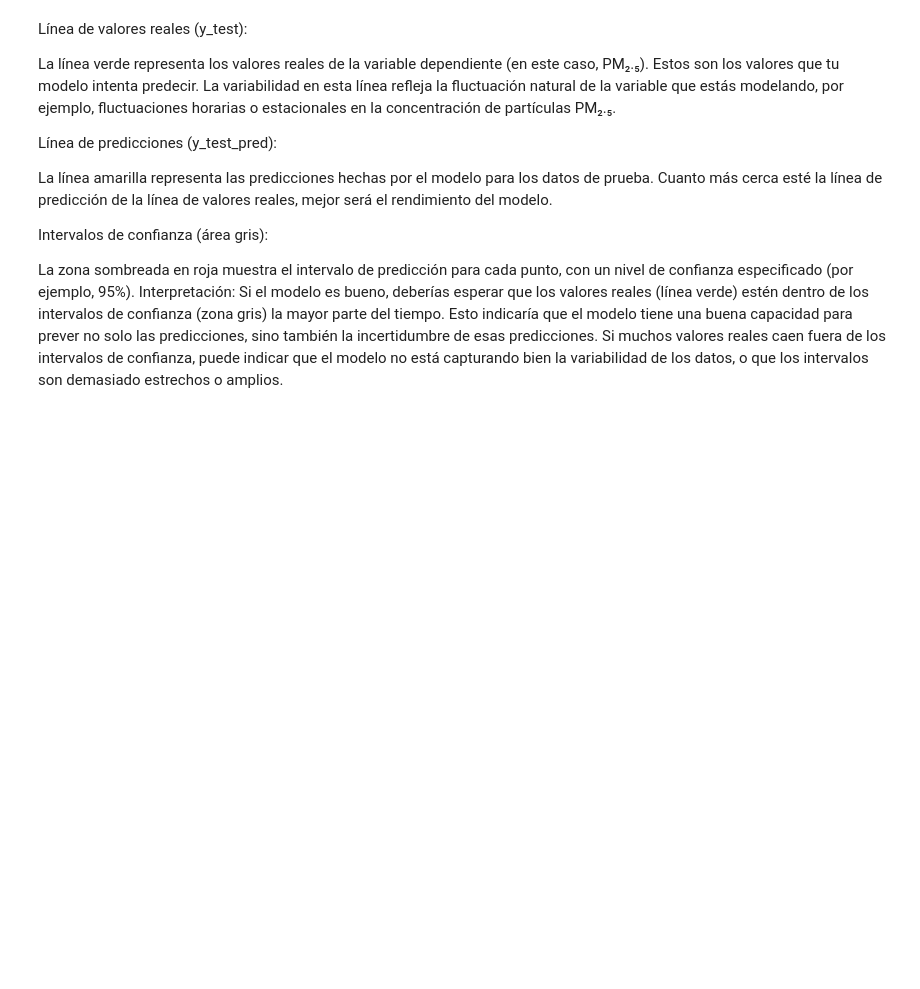
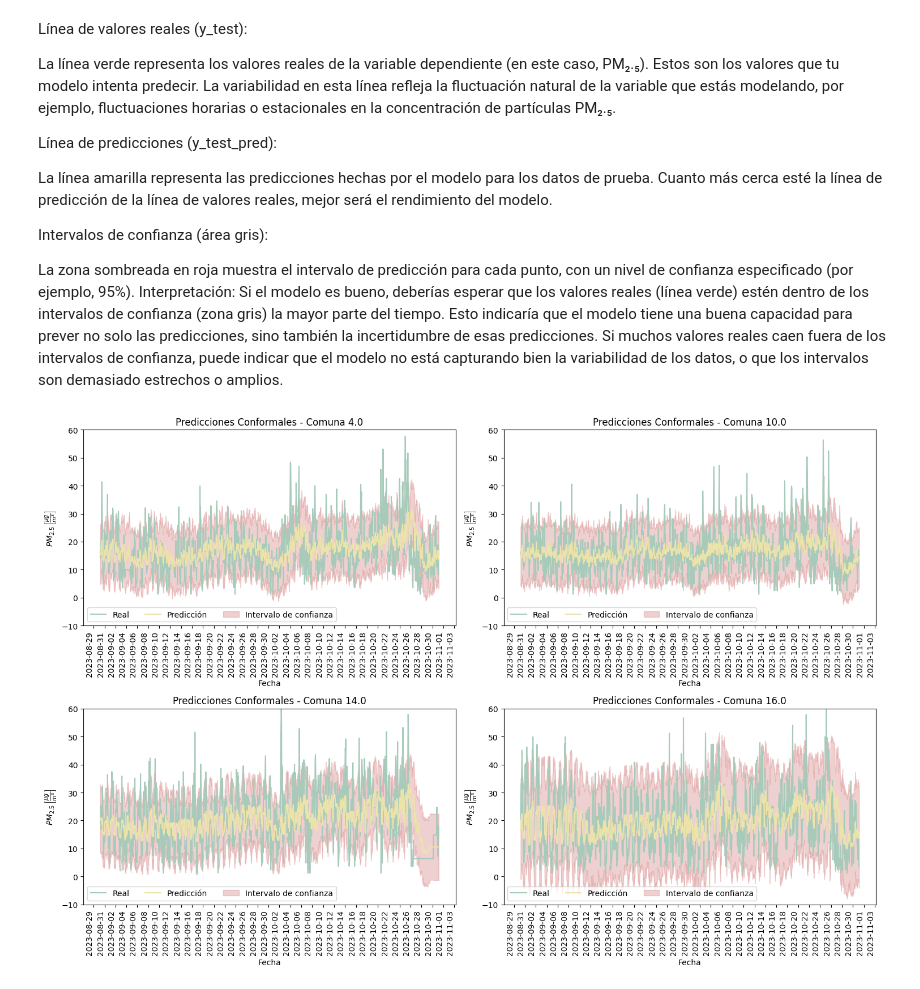
Before and after one commit to Matu10100/AirQuality_Prediction, a Jupyter notebook: Programacion/Modelacion.ipynb, the cells around one changed output. Cells and saved outputs as stored; diff of their text form; code cells hidden in the pictures; blank space fills up the shorter version.

```diff
--- a/Programacion/Modelacion.ipynb
+++ b/Programacion/Modelacion.ipynb
@@ -458,7 +458,7 @@ test = pd.read_csv('C:/Users/MARIA PAULA/Downloads/EAFIT/Proyecto de Grado/Progr
 test = test.drop(['timestamp','Fecha Trafico'], axis = 1)
 
 # Primero, eliminar las columnas de mobilidad de test
-test_reduced_base = test.drop(['f_pm_25','codigo comuna', 'corredor_enc', 'sentido_enc', 'Velocidad (Km/h)', 'Intensidad',
+test_reduced_base = test.drop(['f_pm_25', 'corredor_enc', 'sentido_enc', 'Velocidad (Km/h)', 'Intensidad',
                                  'Nº vehiculos long 1','Nº vehiculos long 2', 'Nº vehiculos long 3', 'operacion_enc', 'label_horizon_1_hours', 'label_horizon_2_hours'],axis=1)
 
 
@@ -552,3 +621,75 @@ Intervalos de confianza (área gris):
 La zona sombreada en roja muestra el intervalo de predicción para cada punto, con un nivel de confianza especificado (por ejemplo, 95%).
 Interpretación: Si el modelo es bueno, deberías esperar que los valores reales (línea verde) estén dentro de los intervalos de confianza (zona gris) la mayor parte del tiempo. Esto indicaría que el modelo tiene una buena capacidad para prever no solo las predicciones, sino también la incertidumbre de esas predicciones.
 Si muchos valores reales caen fuera de los intervalos de confianza, puede indicar que el modelo no está capturando bien la variabilidad de los datos, o que los intervalos son demasiado estrechos o amplios.
+# %%
+import matplotlib.dates as mdates
+# Crear rango de fechas correspondiente al eje X
+start_date = "2023-08-31 00:00"
+end_date = "2023-10-31 22:00"
+date_range = pd.date_range(start=start_date, end=end_date, freq="H")  # Una hora entre puntos
+
+# Número total de registros que quieres (5948)
+total_records = 5948
+
+# Repetir las fechas para que tenga el mismo número de registros que el resto de los arrays
+repeated_dates = np.tile(date_range, int(np.ceil(total_records / len(date_range))))[:total_records]
+
+# Definir el DataFrame para graficar
+df = pd.DataFrame({
+    'Fecha': repeated_dates,
+    'y_test_b': y_test_b.values,
+    'y_test_pred': y_test_pred,
+    'lower_bound': lower_bound,
+    'upper_bound': upper_bound,
+    'comuna': X_test_b['codigo comuna']
+})
+
+# Agrupar por 'comuna'
+comunas = df['comuna'].unique()
+
+# Crear la cuadrícula de subgráficos 2x2
+fig, axes = plt.subplots(2, 2, figsize=(15, 10))
+axes = axes.flatten()  # Convertir el array 2D en un array 1D para acceder más fácilmente a los subgráficos
+
+# Verifica si los intervalos de confianza se alinean correctamente
+for i, comuna in enumerate(comunas[:4]):  # Limitar a las 4 comunas
+    # Filtrar los datos para la comuna actual
+    comuna_data = df[df['comuna'] == comuna]
+
+    # Graficar para la comuna específica en el subplot correspondiente
+    ax = axes[i]
+    ax.plot(comuna_data['Fecha'], comuna_data['y_test_b'], label="Real", color="#a8caba")
+    ax.plot(comuna_data['Fecha'], comuna_data['y_test_pred'], label="Predicción", color="#ebe3aa")
+
+    # Verificar si hay algún espacio en blanco entre la predicción y el intervalo
+    ax.fill_between(
+        comuna_data['Fecha'],
+        comuna_data['lower_bound'],
+        comuna_data['upper_bound'],
+        where=(comuna_data['lower_bound'] <= comuna_data['upper_bound']),  # Solo pintar donde sea válido
+        color="#cc6666",
+        alpha=0.3,
+        label="Intervalo de confianza"
+    )
+
+    # Formatear el eje x con fechas
+    ax.xaxis.set_major_formatter(mdates.DateFormatter('%Y-%m-%d'))
+    ax.xaxis.set_major_locator(mdates.HourLocator(interval=48))  # Marcadores cada X horas
+    plt.setp(ax.xaxis.get_majorticklabels(), rotation=90, ha="right")  # Rotar etiquetas de fecha
+
+    # Configurar leyenda y etiquetas
+    ax.legend(ncol=3,loc='lower left')  # Colocar la leyenda fuera de la gráfica
+    ax.set_title(f"Predicciones Conformales - Comuna {comuna}")
+    ax.set_xlabel("Fecha")
+    ax.set_ylabel(r'$PM_{2.5} \, \left[\frac{\mu g}{m^3}\right]$')
+
+    # Fijar el eje Y de 0 a 60
+    ax.set_ylim(-10, 60)
+
+# Ajustar el layout para evitar superposición
+plt.tight_layout()
+
+# Mostrar el gráfico
+plt.show()
+# %% [output]
+[figure, added]
```
Also changed, not shown: parts of 8 cells of this notebook, 1 other file.
